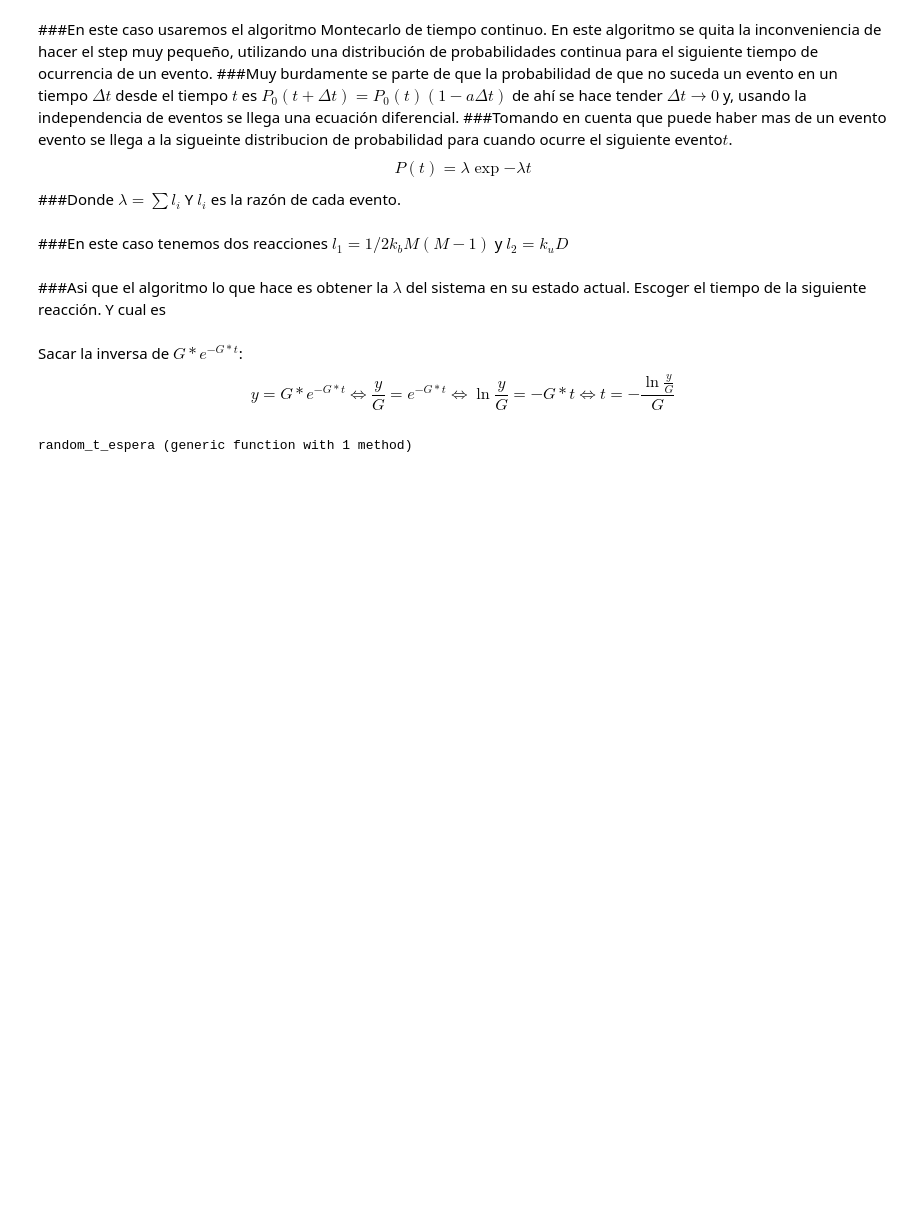
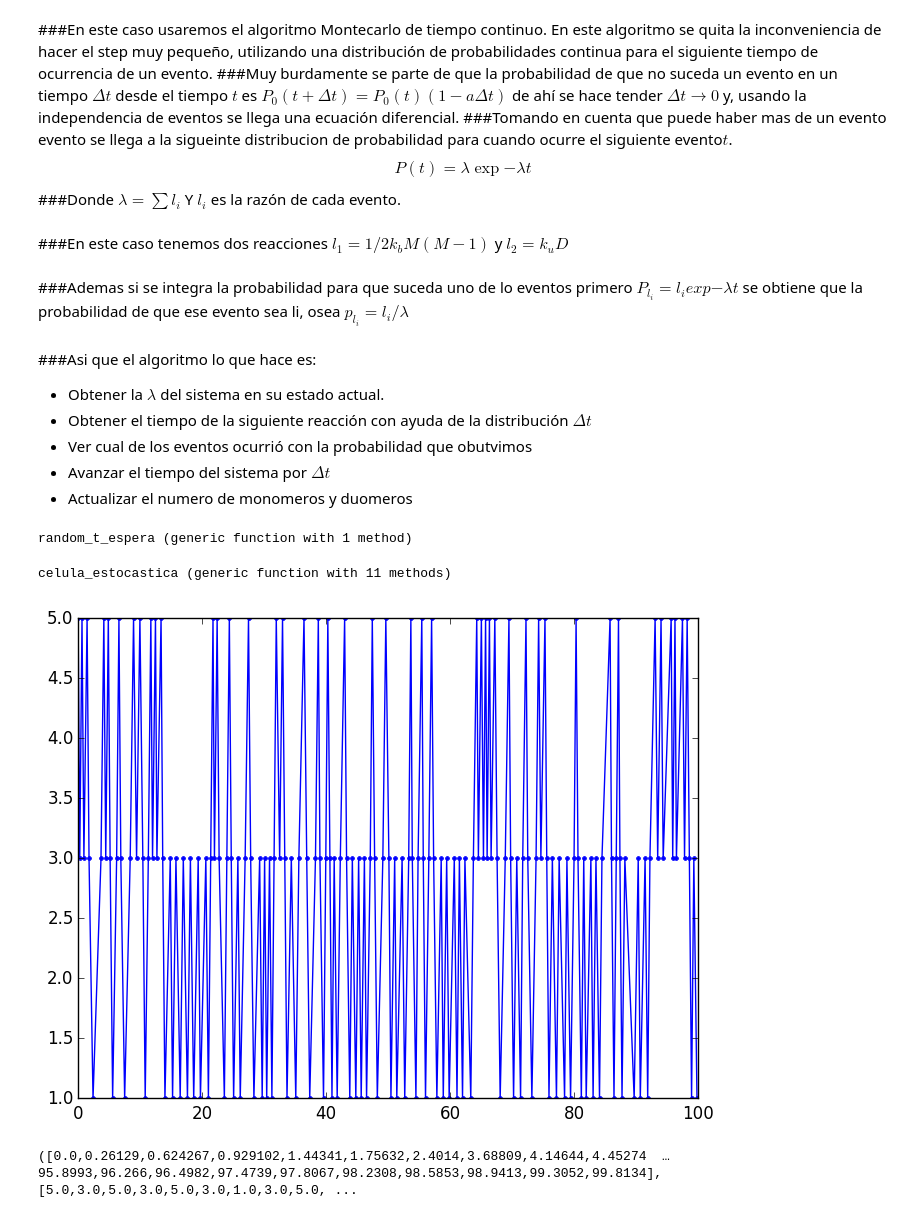
Before and after one commit to epaaso/mi-monte-carlo, a Jupyter notebook: tareas/Proyecto final.ipynb, the cells around one changed output. Cells and saved outputs as stored; diff of their text form; code cells hidden in the pictures; blank space fills up the shorter version.

```diff
--- a/tareas/Proyecto final.ipynb
+++ b/tareas/Proyecto final.ipynb
@@ -67,8 +60,15 @@ Mout[end]
 ###Donde $\lambda=\sum{l_i}$ Y $l_i$ es la razón de cada evento.
 # %% [markdown]
 ###En este caso tenemos dos reacciones $l_1=1/2 k_b M (M-1)$ y $l_2=k_u D$
+# %% [markdown]
+###Ademas si se integra la probabilidad para que suceda uno de lo eventos primero $P_{l_i}=l_i exp{-\lambda t}$ se obtiene que la probabilidad de que ese evento sea li, osea $p_{l_i}=l_i/\lambda$
 # %% [markdown]
-###Asi que el algoritmo lo que hace es obtener la $\lambda$ del sistema en su estado actual. Escoger el tiempo de la siguiente reacción. Y cual es
+###Asi que el algoritmo lo que hace es:
+<ul>
+<li>Obtener la $\lambda$ del sistema en su estado actual.
+<li>Obtener el tiempo de la siguiente reacción con ayuda de la distribución $\Delta t$
+<li>Ver cual de los eventos ocurrió con la probabilidad que obutvimos
+<li>Avanzar el tiempo del sistema por $\Delta t$
+<li>Actualizar el numero de monomeros y duomeros
+</ul>
-# %% [markdown]
-Sacar la inversa de $G*e^{-G*t}$: $$y=G*e^{-G*t} \iff \frac{y}{G}= e^{-G*t} \iff \ln{\frac{y}{G}}=-G*t \iff t=-\frac{\ln{\frac{y}{G}}}{G}$$
 # %%
@@ -77,3 +77,39 @@ function random_t_espera(λ::Float64)
 end
 # %% [output]
 random_t_espera (generic function with 1 method)
+# %%
+function celula_estocastica(N::Int64,t_final::Float64, plots::Bool=false, M0::Float64=-1.,k_u::Float64=2.,k_b::Float64=1.)
+    #N es el número total de monómeros del sistema iniciales, unidos o no
+    M0= M0==-1 ? float(rand(0:N)) : M0        #Si no se asigno un valor para los monomeros se escoge uno aleatorio
+    M=[M0]
+    T=[0.0]
+    t_aux=0                            #tiempo que indica cuando para el proceso
+
+    while t_aux <= t_final                        #primero encontramos las razones, y así la razón total
+        i = length(M)
+        r_m = k_u * (N-M[i])/2
+        r_d = k_b * ((M[i]) * (M[i]-1))/2
+        r_tot = r_m + r_d                          #este es el rate total
+        t_aux += random_t_espera(r_tot)
+        if t_aux <= t_final
+            r = r_tot * rand()
+            push!(T,t_aux)
+            if r <r_m
+                push!(M,(M[i]+2))
+            else
+                push!(M,(M[i]-2))
+            end
+        end
+    end
+    if(plots)
+        plot(T,M,".-")
+    end
+    return T,M
+end
+# %% [output]
+celula_estocastica (generic function with 11 methods)
+# %%
+celula_estocastica(5,100.,true)
+# %% [output]
+[figure, added]
+([0.0,0.26129,0.624267,0.929102,1.44341,1.75632,2.4014,3.68809,4.14644,4.45274  …  95.8993,96.266,96.4982,97.4739,97.8067,98.2308,98.5853,98.9413,99.3052,99.8134],[5.0,3.0,5.0,3.0,5.0,3.0,1.0,3.0,5.0, ...
```
Also changed, not shown: parts of 20 cells of this notebook.
